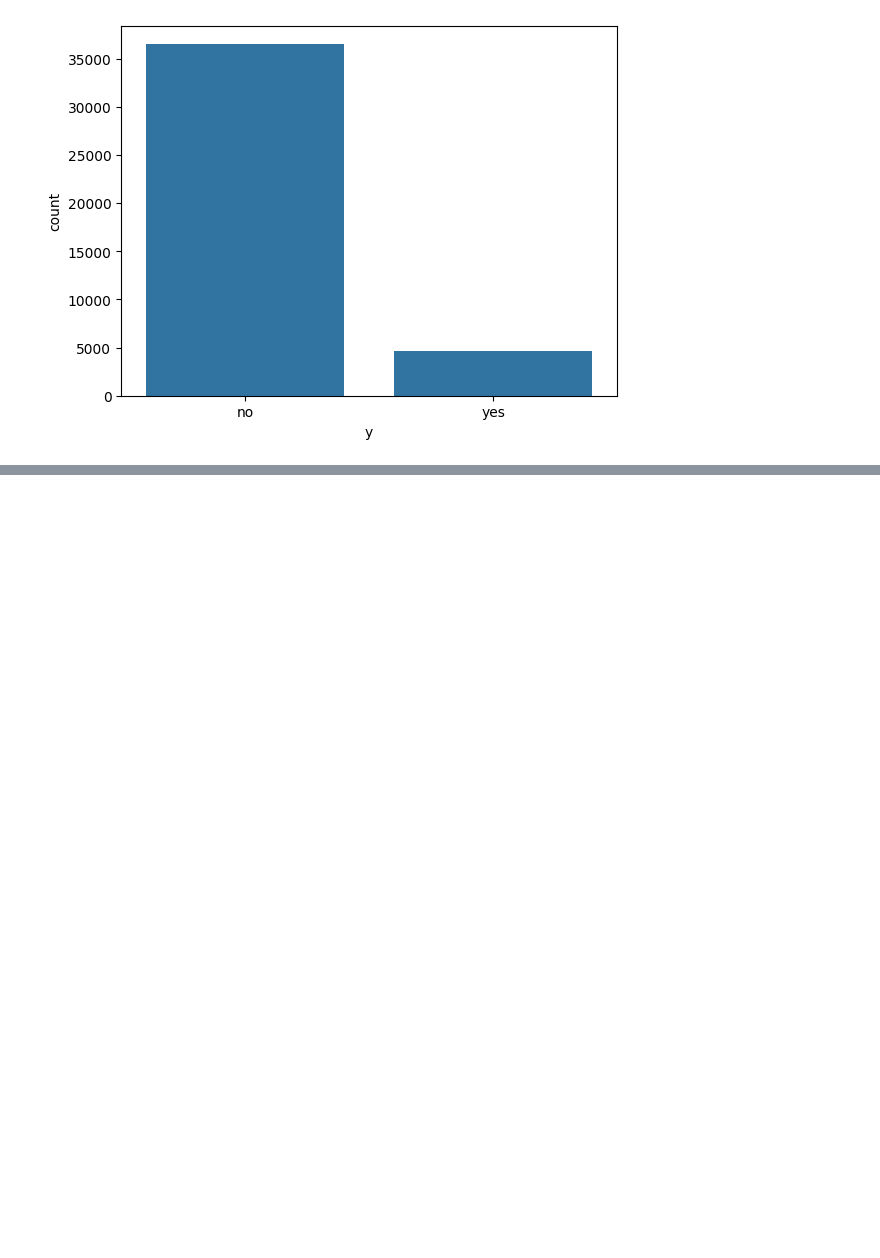
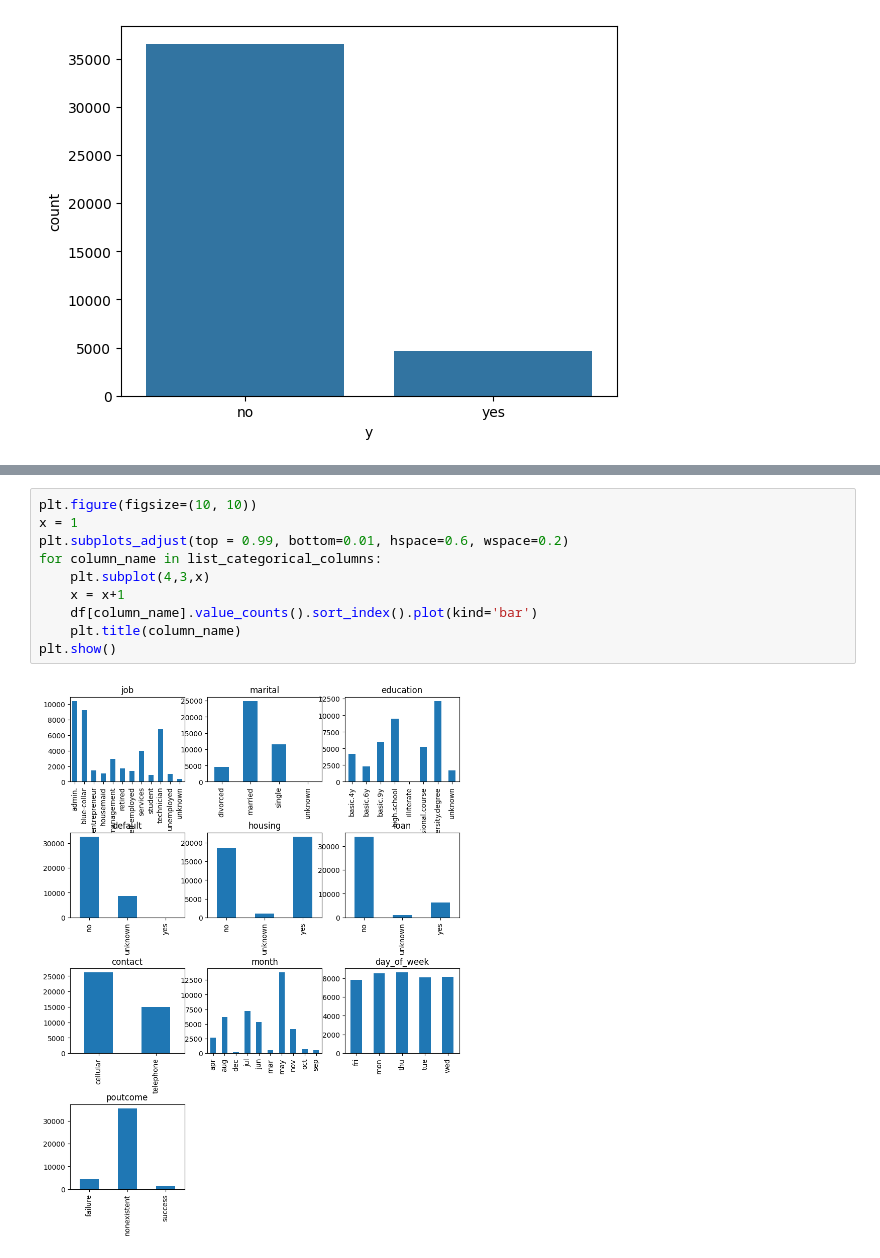
Before and after one commit to TaeyoonKim-DS/10-MLOps-Challenge, a Jupyter notebook: Banking_marketing/case.ipynb, the cells around one changed output, grey strips where cells are left out. Cells and saved outputs as stored; diff of their text form; blank space fills up the shorter version.

```diff
--- a/Banking_marketing/case.ipynb
+++ b/Banking_marketing/case.ipynb
@@ -242,0 +254,12 @@ sns.countplot(x=target_column, data=df)
+# %%
+plt.figure(figsize=(10, 10))
+x = 1
+plt.subplots_adjust(top = 0.99, bottom=0.01, hspace=0.6, wspace=0.2)
+for column_name in list_categorical_columns:
+    plt.subplot(4,3,x)
+    x = x+1
+    df[column_name].value_counts().sort_index().plot(kind='bar')
+    plt.title(column_name)
+plt.show()
+# %% [output]
+[figure, added]
```
Also changed, not shown: parts of 39 cells of this notebook, 3 other files.
